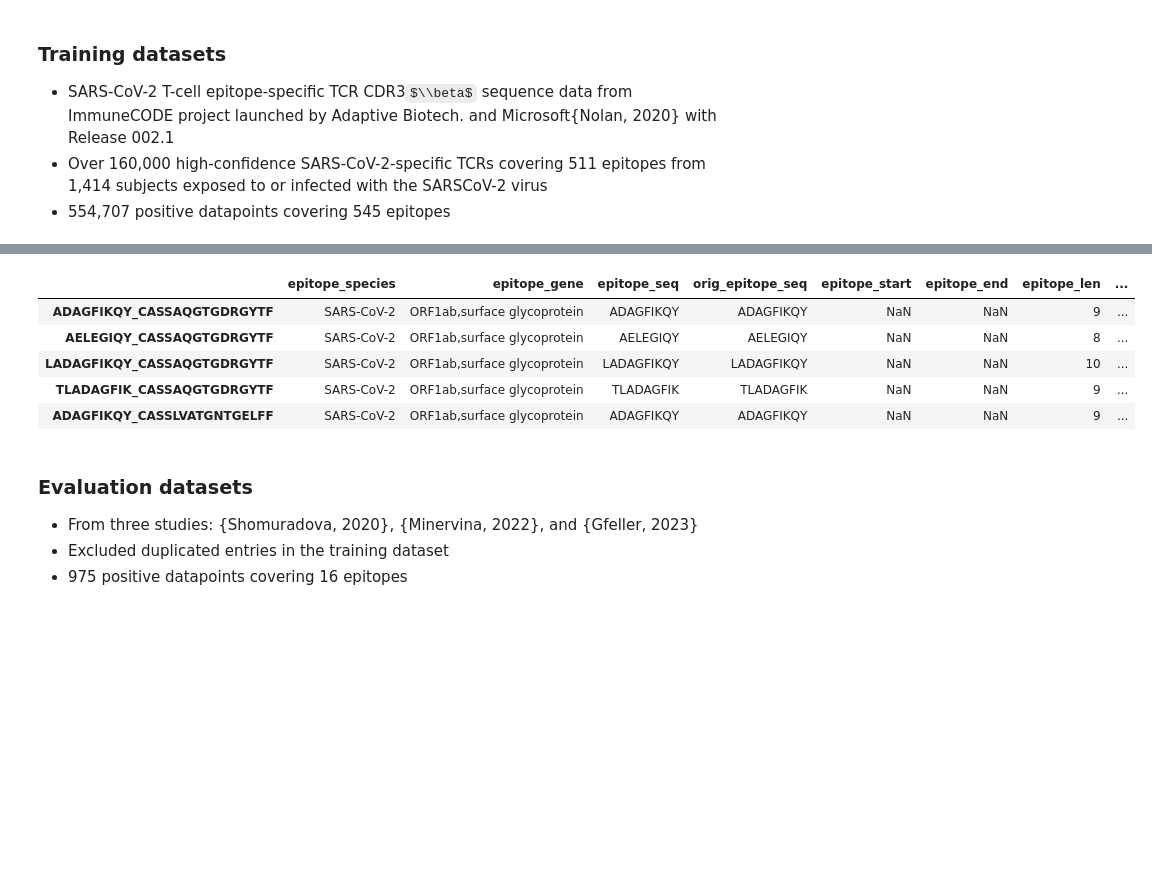
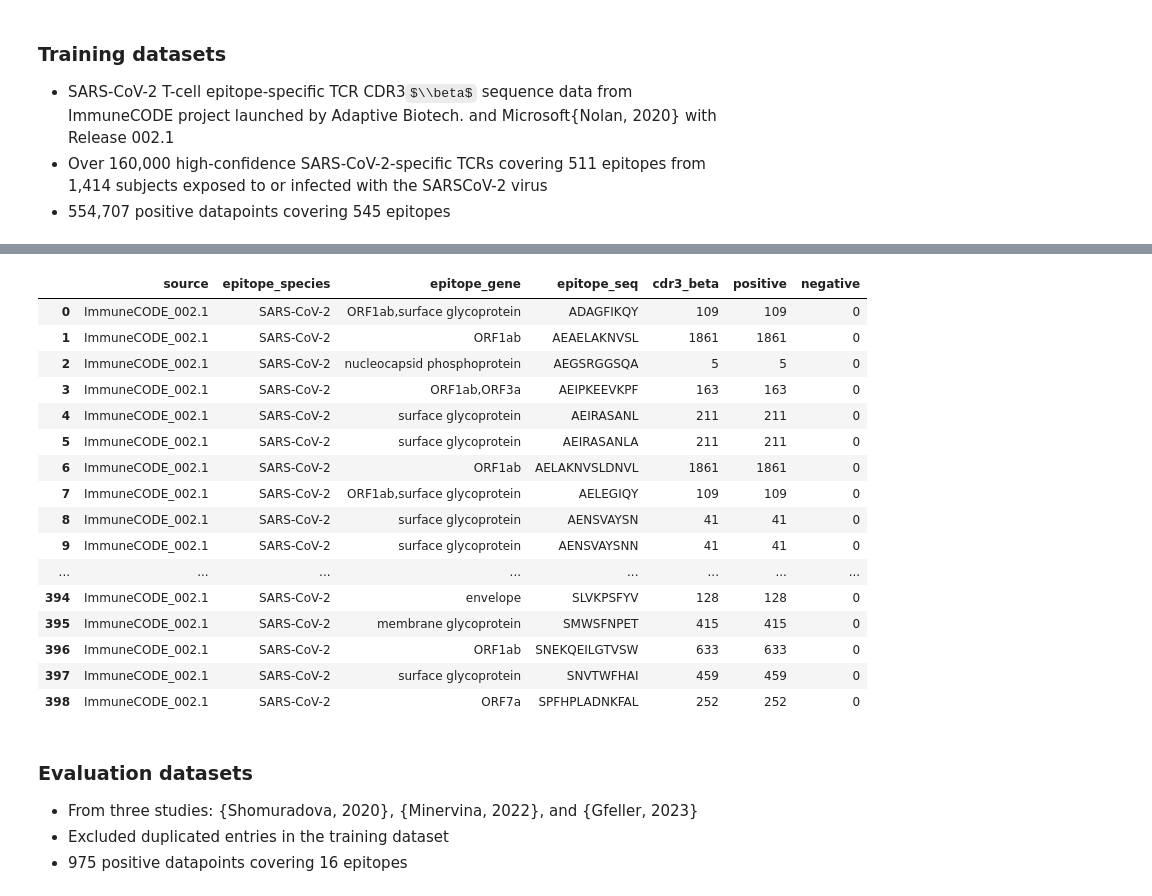
Before and after one commit to aidanbio/GenTCR, a Jupyter notebook: nb/eval_model.ipynb, the cells around one changed output, grey strips where cells are left out. Drawn from its saved outputs; the diff is of its cells as text; code cells hidden in the pictures; some formulas as TeX source; blank space fills up the shorter version.

```diff
--- a/nb/eval_model.ipynb
+++ b/nb/eval_model.ipynb
@@ -62,5 +48,5 @@ from gentcr.data import EpitopeTargetDataset, CN
 
 train_ds = EpitopeTargetDataset.from_key('immunecode')
 print(f'eval_ds.df.shape: {train_ds.df.shape}')
-display(train_ds.df.head())
+display(train_ds.summary())
 # %% [output]
@@ -81,9 +55,20 @@ eval_ds.df.shape: (554707, 16)
-|  | epitope_species | epitope_gene | epitope_seq | orig_epitope_seq | epitope_start | epitope_end | epitope_len | ... |
-| ADAGFIKQY_CASSAQGTGDRGYTF | SARS-CoV-2 | ORF1ab,surface glycoprotein | ADAGFIKQY | ADAGFIKQY | NaN | NaN | 9 | ... |
-| AELEGIQY_CASSAQGTGDRGYTF | SARS-CoV-2 | ORF1ab,surface glycoprotein | AELEGIQY | AELEGIQY | NaN | NaN | 8 | ... |
-| LADAGFIKQY_CASSAQGTGDRGYTF | SARS-CoV-2 | ORF1ab,surface glycoprotein | LADAGFIKQY | LADAGFIKQY | NaN | NaN | 10 | ... |
-| TLADAGFIK_CASSAQGTGDRGYTF | SARS-CoV-2 | ORF1ab,surface glycoprotein | TLADAGFIK | TLADAGFIK | NaN | NaN | 9 | ... |
-| ADAGFIKQY_CASSLVATGNTGELFF | SARS-CoV-2 | ORF1ab,surface glycoprotein | ADAGFIKQY | ADAGFIKQY | NaN | NaN | 9 | ... |
+|  | source | epitope_species | epitope_gene | epitope_seq | cdr3_beta | positive | negative |
+| 0 | ImmuneCODE_002.1 | SARS-CoV-2 | ORF1ab,surface glycoprotein | ADAGFIKQY | 109 | 109 | 0 |
+| 1 | ImmuneCODE_002.1 | SARS-CoV-2 | ORF1ab | AEAELAKNVSL | 1861 | 1861 | 0 |
+| 2 | ImmuneCODE_002.1 | SARS-CoV-2 | nucleocapsid phosphoprotein | AEGSRGGSQA | 5 | 5 | 0 |
+| 3 | ImmuneCODE_002.1 | SARS-CoV-2 | ORF1ab,ORF3a | AEIPKEEVKPF | 163 | 163 | 0 |
+| 4 | ImmuneCODE_002.1 | SARS-CoV-2 | surface glycoprotein | AEIRASANL | 211 | 211 | 0 |
+| 5 | ImmuneCODE_002.1 | SARS-CoV-2 | surface glycoprotein | AEIRASANLA | 211 | 211 | 0 |
+| 6 | ImmuneCODE_002.1 | SARS-CoV-2 | ORF1ab | AELAKNVSLDNVL | 1861 | 1861 | 0 |
+| 7 | ImmuneCODE_002.1 | SARS-CoV-2 | ORF1ab,surface glycoprotein | AELEGIQY | 109 | 109 | 0 |
+| 8 | ImmuneCODE_002.1 | SARS-CoV-2 | surface glycoprotein | AENSVAYSN | 41 | 41 | 0 |
+| 9 | ImmuneCODE_002.1 | SARS-CoV-2 | surface glycoprotein | AENSVAYSNN | 41 | 41 | 0 |
+| ... | ... | ... | ... | ... | ... | ... | ... |
+| 394 | ImmuneCODE_002.1 | SARS-CoV-2 | envelope | SLVKPSFYV | 128 | 128 | 0 |
+| 395 | ImmuneCODE_002.1 | SARS-CoV-2 | membrane glycoprotein | SMWSFNPET | 415 | 415 | 0 |
+| 396 | ImmuneCODE_002.1 | SARS-CoV-2 | ORF1ab | SNEKQEILGTVSW | 633 | 633 | 0 |
+| 397 | ImmuneCODE_002.1 | SARS-CoV-2 | surface glycoprotein | SNVTWFHAI | 459 | 459 | 0 |
+| 398 | ImmuneCODE_002.1 | SARS-CoV-2 | ORF7a | SPFHPLADNKFAL | 252 | 252 | 0 |
 # %% [markdown]
 ### Evaluation datasets
 - From three studies: {Shomuradova, 2020}, {Minervina, 2022}, and {Gfeller, 2023}
```
Also changed, not shown: parts of 15 cells of this notebook, 6 other files.
